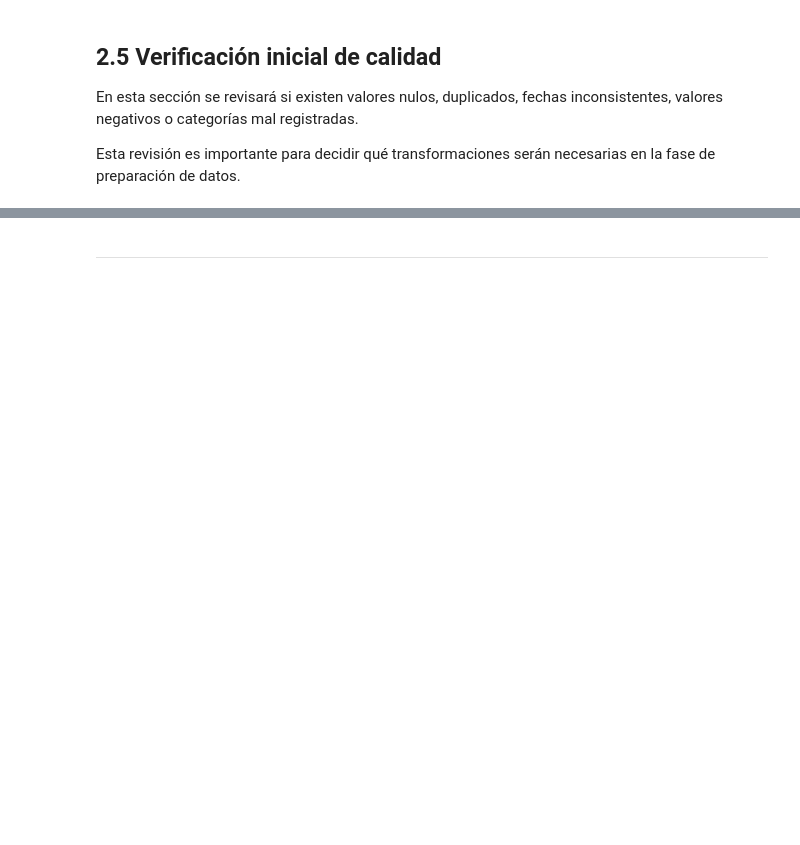
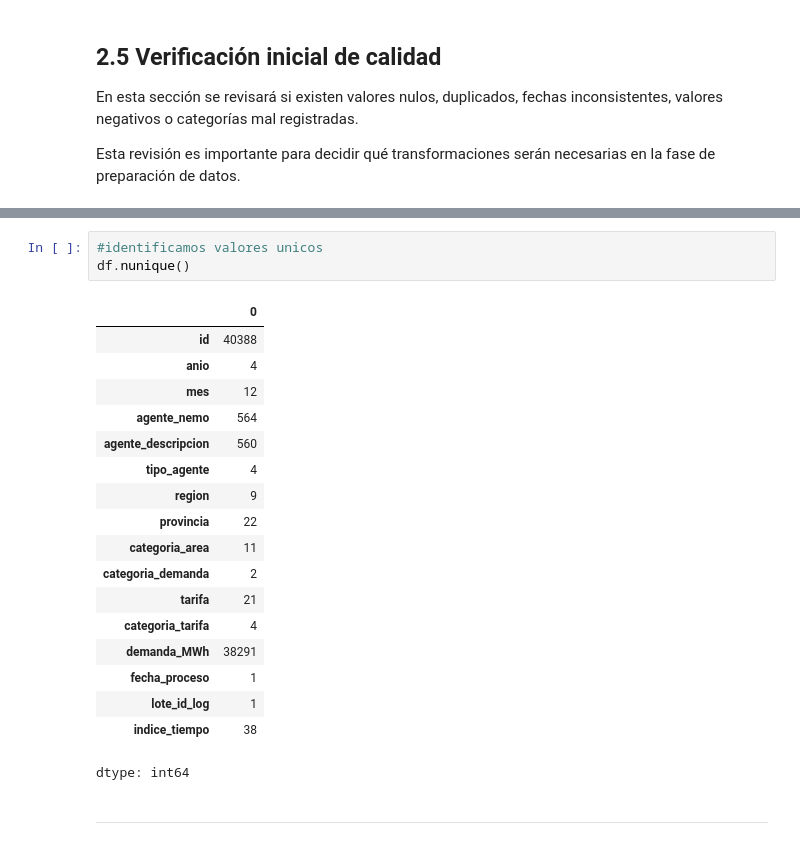
Before and after one commit to ju4n1t0x/eficiencia_energetica, a Jupyter notebook: 01_notebooks/TPI_Energia_CRISP_DM.ipynb, the cells around one changed output, grey strips where cells are left out. Drawn from its saved outputs; the diff is of its cells as text; blank space fills up the shorter version.

```diff
--- a/01_notebooks/TPI_Energia_CRISP_DM.ipynb
+++ b/01_notebooks/TPI_Energia_CRISP_DM.ipynb
@@ -256,2 +334,24 @@ Esta revisión es importante para decidir qué transformaciones serán necesaria
+# %%
+#identificamos valores unicos
+df.nunique()
+# %% [output]
+|  | 0 |
+| id | 40388 |
+| anio | 4 |
+| mes | 12 |
+| agente_nemo | 564 |
+| agente_descripcion | 560 |
+| tipo_agente | 4 |
+| region | 9 |
+| provincia | 22 |
+| categoria_area | 11 |
+| categoria_demanda | 2 |
+| tarifa | 21 |
+| categoria_tarifa | 4 |
+| demanda_MWh | 38291 |
+| fecha_proceso | 1 |
+| lote_id_log | 1 |
+| indice_tiempo | 38 |
+dtype: int64
 # %% [markdown]
 ---
```
Also changed, not shown: parts of 22 cells of this notebook.
